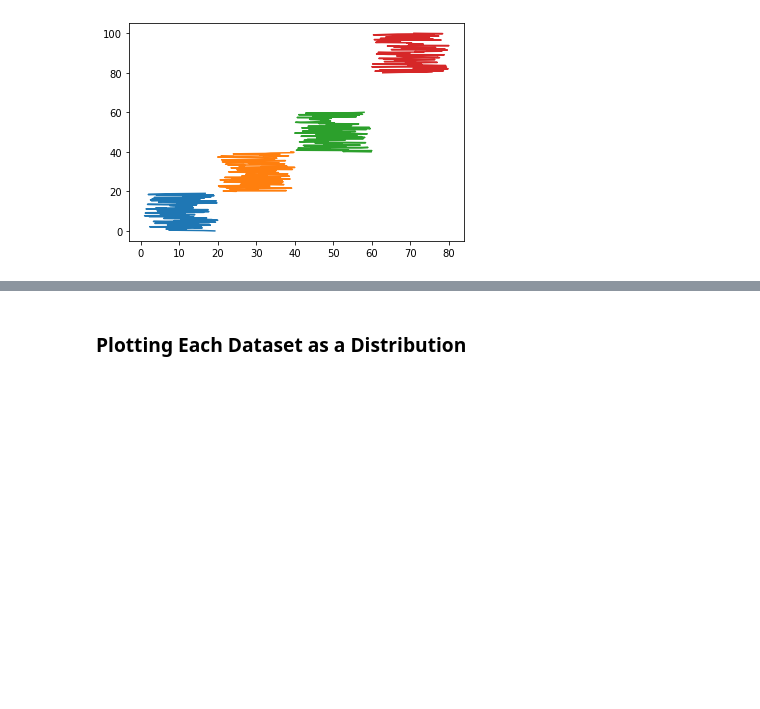
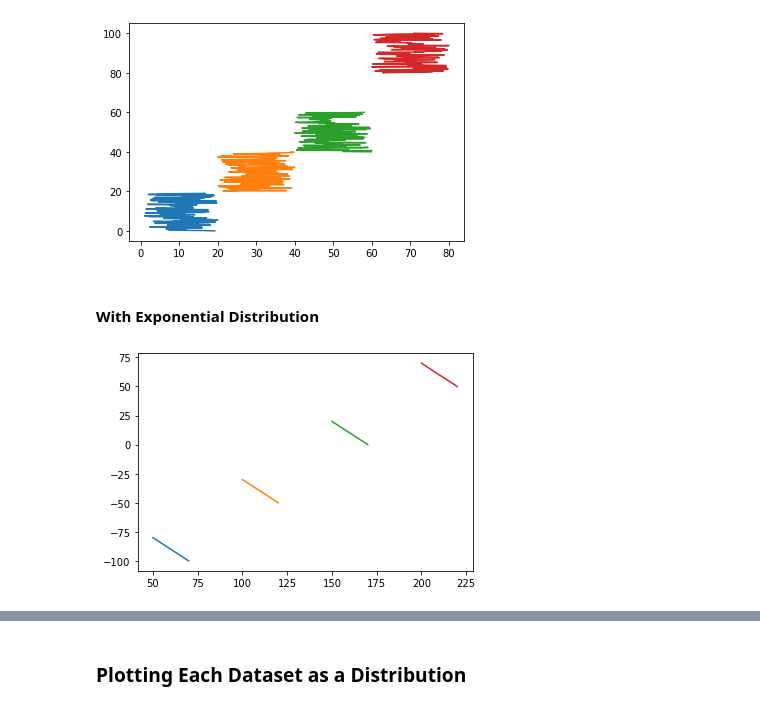
Before and after one commit to PJFinnerty/Tasks-2020---Fundamentals-of-DA, a Jupyter notebook: Task4.ipynb, the cells around one changed output, grey strips where cells are left out. Drawn from its saved outputs; the diff is of its cells as text; code cells hidden in the pictures; blank space fills up the shorter version.

```diff
--- a/Task4.ipynb
+++ b/Task4.ipynb
@@ -108,3 +116,19 @@ df1 = pd.DataFrame({'x1_r': x1_r.ravel(), 'y1': y1.ravel()})
 df2 = pd.DataFrame({'x2_r': x2_r.ravel(), 'y2': y2.ravel()})
 df3 = pd.DataFrame({'x3_r': x3_r.ravel(), 'y3': y3.ravel()})
 df4 = pd.DataFrame({'x4_r': x4_r.ravel(), 'y4': y4.ravel()})
+# %% [markdown]
+#### With Exponential Distribution
+# %%
+p = np.linspace(0, 20, 100)
+x1 = np.linspace(50, 70, 100)
+y1 = 120 - x4
+x2 = np.linspace(100, 120, 100)
+y2 = 170 - x4
+x3 = np.linspace(150, 170, 100)
+y3 = 220 - x4
+x4 = np.linspace(200, 220, 100)
+y4 = 270 - x4
+plt.plot(x1, y1, x2, y2, x3, y3, x4, y4)
+plt.show()
+# %% [output]
+[figure, added]
```
Also changed, not shown: parts of 2 cells of this notebook, 2 other files.
